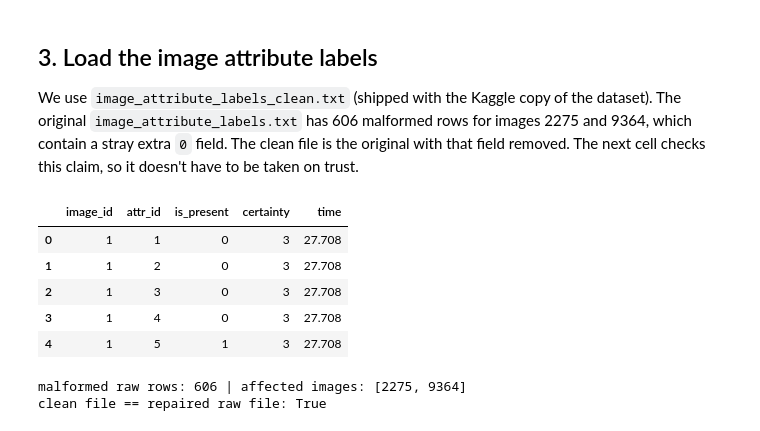
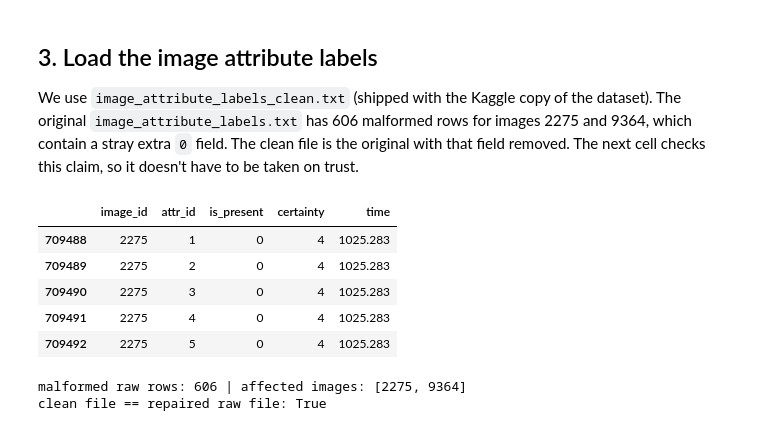
Before and after one commit to Flamingsides/f20dl-coursework-1, a Jupyter notebook: notebooks/dataPrep.ipynb, the cells around one changed output. Drawn from its saved outputs; the diff is of its cells as text; code cells hidden in the pictures.

```diff
--- a/notebooks/dataPrep.ipynb
+++ b/notebooks/dataPrep.ipynb
@@ -33,8 +33,8 @@ import matplotlib.pyplot as plt
 from sklearn.model_selection import train_test_split
 
 # Works whether the notebook is run from the repo root or from notebooks/
-ROOT = Path.cwd() if (Path.cwd() / 'CUB_200_2011').exists() else Path.cwd().parent
-CUB = ROOT / 'CUB_200_2011'
+ROOT = Path.cwd() if (Path.cwd() / 'data/raw/CUB_200_2011').exists() else Path.cwd().parent
+CUB = ROOT / 'data/raw/CUB_200_2011'
 OUT = ROOT / 'data'
 OUT.mkdir(exist_ok=True)
 
@@ -91,14 +100,14 @@ We use `image_attribute_labels_clean.txt` (shipped with the Kaggle copy of the d
 # %%
 COLS = ['image_id', 'attr_id', 'is_present', 'certainty', 'time']
 ial = read_ws(CUB / 'attributes' / 'image_attribute_labels_clean.txt', COLS)
-ial.head()
+ial[ial['image_id']==2275].head()
 # %% [output]
 |  | image_id | attr_id | is_present | certainty | time |
-| 0 | 1 | 1 | 0 | 3 | 27.708 |
-| 1 | 1 | 2 | 0 | 3 | 27.708 |
-| 2 | 1 | 3 | 0 | 3 | 27.708 |
-| 3 | 1 | 4 | 0 | 3 | 27.708 |
-| 4 | 1 | 5 | 1 | 3 | 27.708 |
+| 709488 | 2275 | 1 | 0 | 4 | 1025.283 |
+| 709489 | 2275 | 2 | 0 | 4 | 1025.283 |
+| 709490 | 2275 | 3 | 0 | 4 | 1025.283 |
+| 709491 | 2275 | 4 | 0 | 4 | 1025.283 |
+| 709492 | 2275 | 5 | 0 | 4 | 1025.283 |
 # %%
 # Verify the clean file against the raw file: parse the raw file line by line,
 # drop the stray 5th field on 6-field rows, and compare.
```
Also changed, not shown: parts of 3 cells of this notebook.
